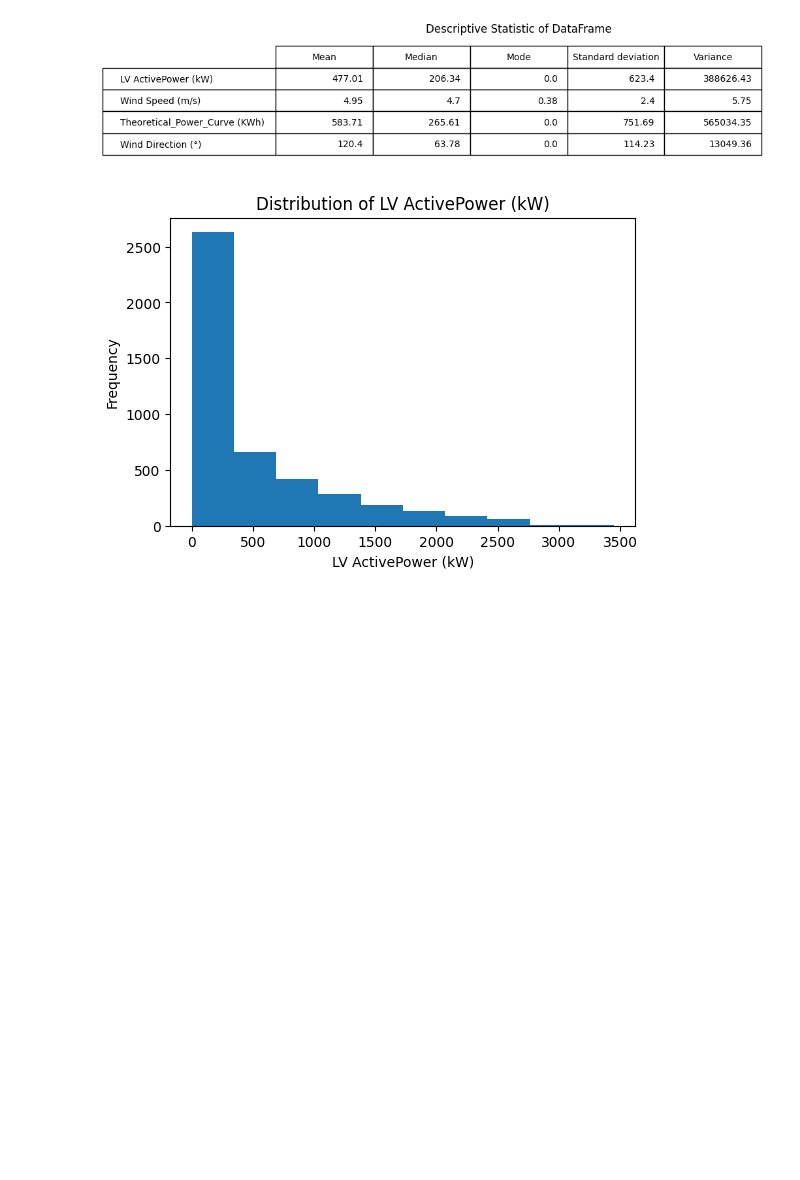
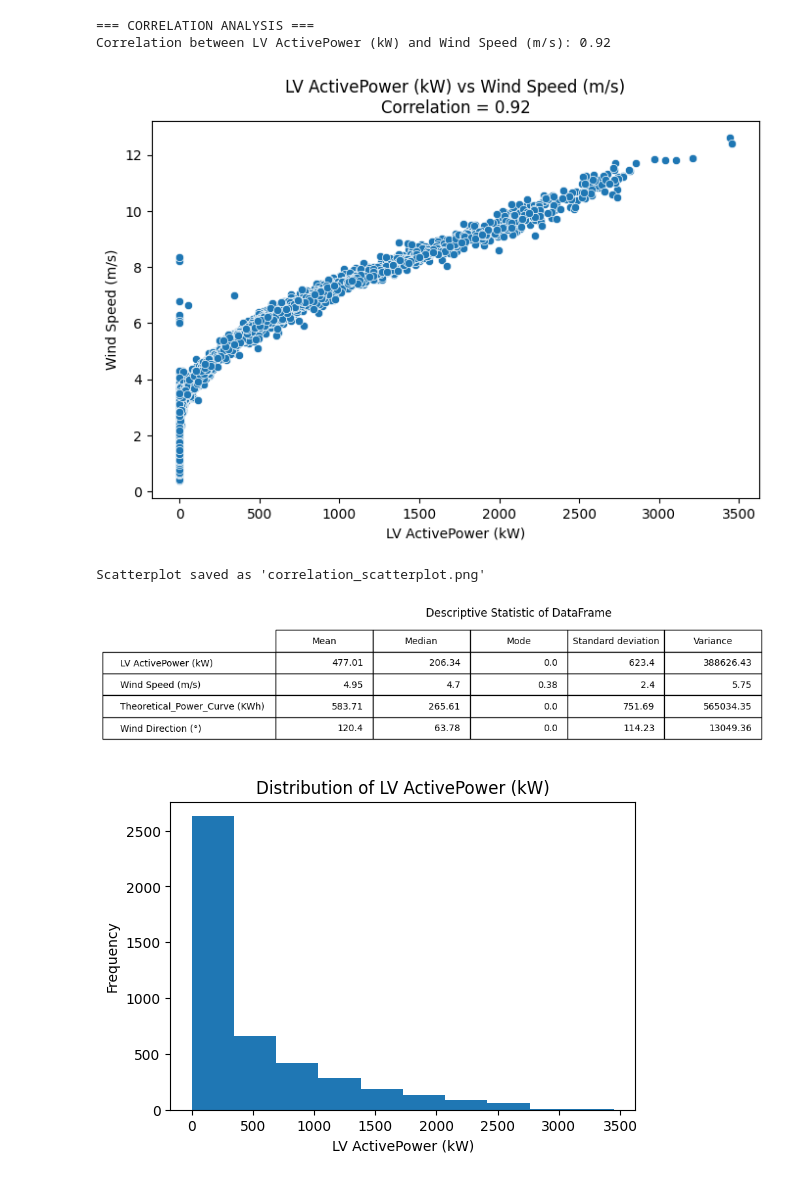
Before and after one commit to NJ-Sleep/EDS_TUPM-25-0014_Atentar, a Jupyter notebook: For testing.ipynb, the cells around one changed output. Drawn from its saved outputs; the diff is of its cells as text; code cells hidden in the pictures; blank space fills up the shorter version.

Commit message:
Added error handling, Scatterplot and sub folders for output

```diff
--- a/For testing.ipynb
+++ b/For testing.ipynb
@@ -57,3 +57,50 @@ for column in df.columns:
         # If many values successfully convert, replace column
         if converted.notnull().sum() > len(df[column]) * 0.5:
             df[column] = converted
+# %%
+import pandas as pd
+import seaborn as sns
+import matplotlib.pyplot as plt
+
+# Load CSV
+
+# Select columns for correlation analysis
+x_col = df.columns[1]  # Assuming the second column is the independent variable
+y_col = df.columns[2]  # Assuming the third column is the dependent variable
+
+# Calculate correlation
+correlation = df[x_col].corr(df[y_col])
+
+print("=== CORRELATION ANALYSIS ===")
+print(f"Correlation between {x_col} and {y_col}: {correlation:.2f}")
+
+# Create scatterplot
+plt.figure(figsize=(8, 5))
+
+sns.scatterplot(
+    data=df,
+    x=x_col,
+    y=y_col
+)
+
+# Add title and labels
+plt.title(f"{x_col} vs {y_col}\nCorrelation = {correlation:.2f}")
+plt.xlabel(x_col)
+plt.ylabel(y_col)
+
+# Save plot
+plt.savefig(
+    "correlation_scatterplot.png",
+    dpi=300,
+    bbox_inches="tight"
+)
+
+# Show plot
+plt.show()
+
+print("Scatterplot saved as 'correlation_scatterplot.png'")
+# %% [output]
+=== CORRELATION ANALYSIS ===
+Correlation between LV ActivePower (kW) and Wind Speed (m/s): 0.92
+[figure, added]
+Scatterplot saved as 'correlation_scatterplot.png'
```
Also changed, not shown: parts of 2 cells of this notebook, 14 other files.
